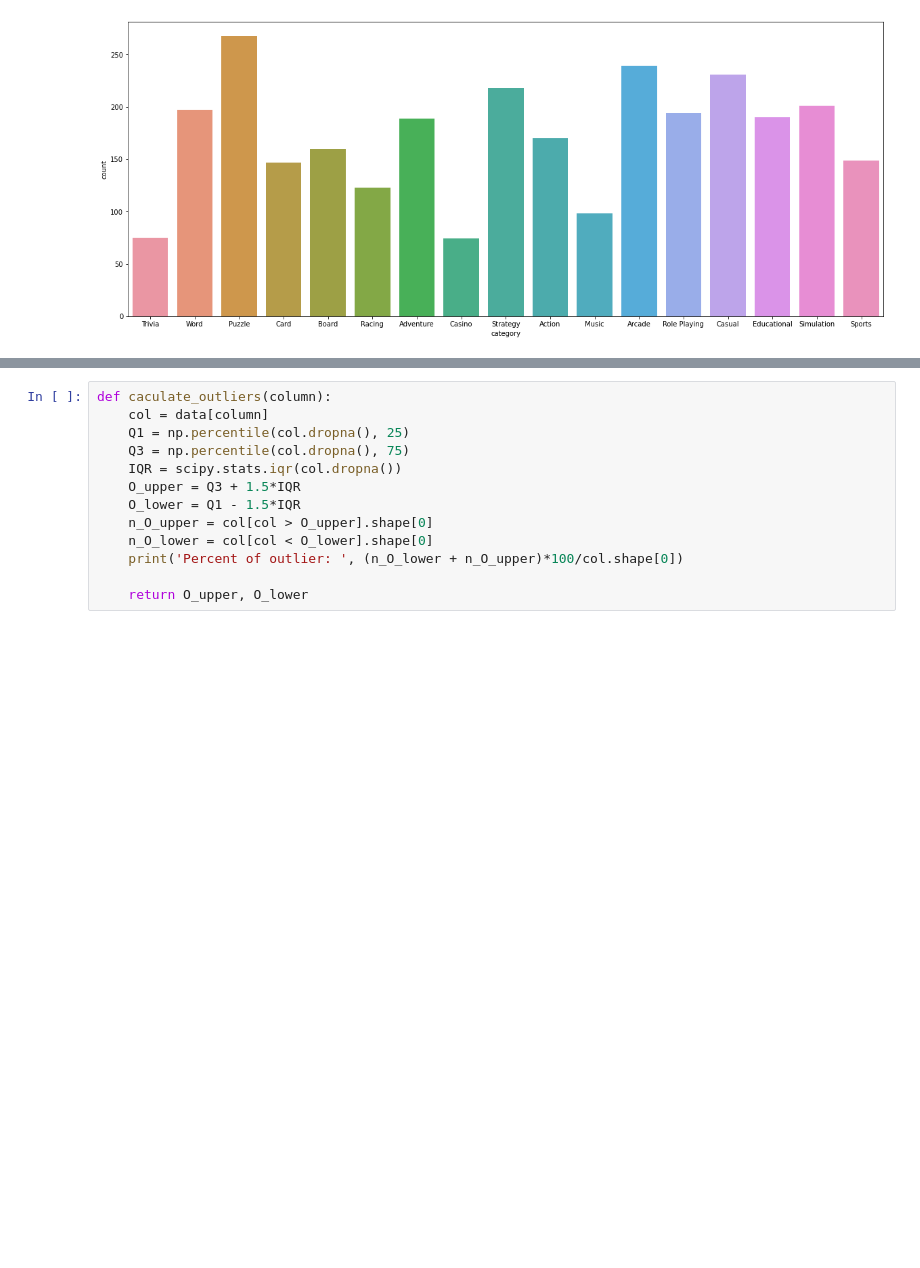
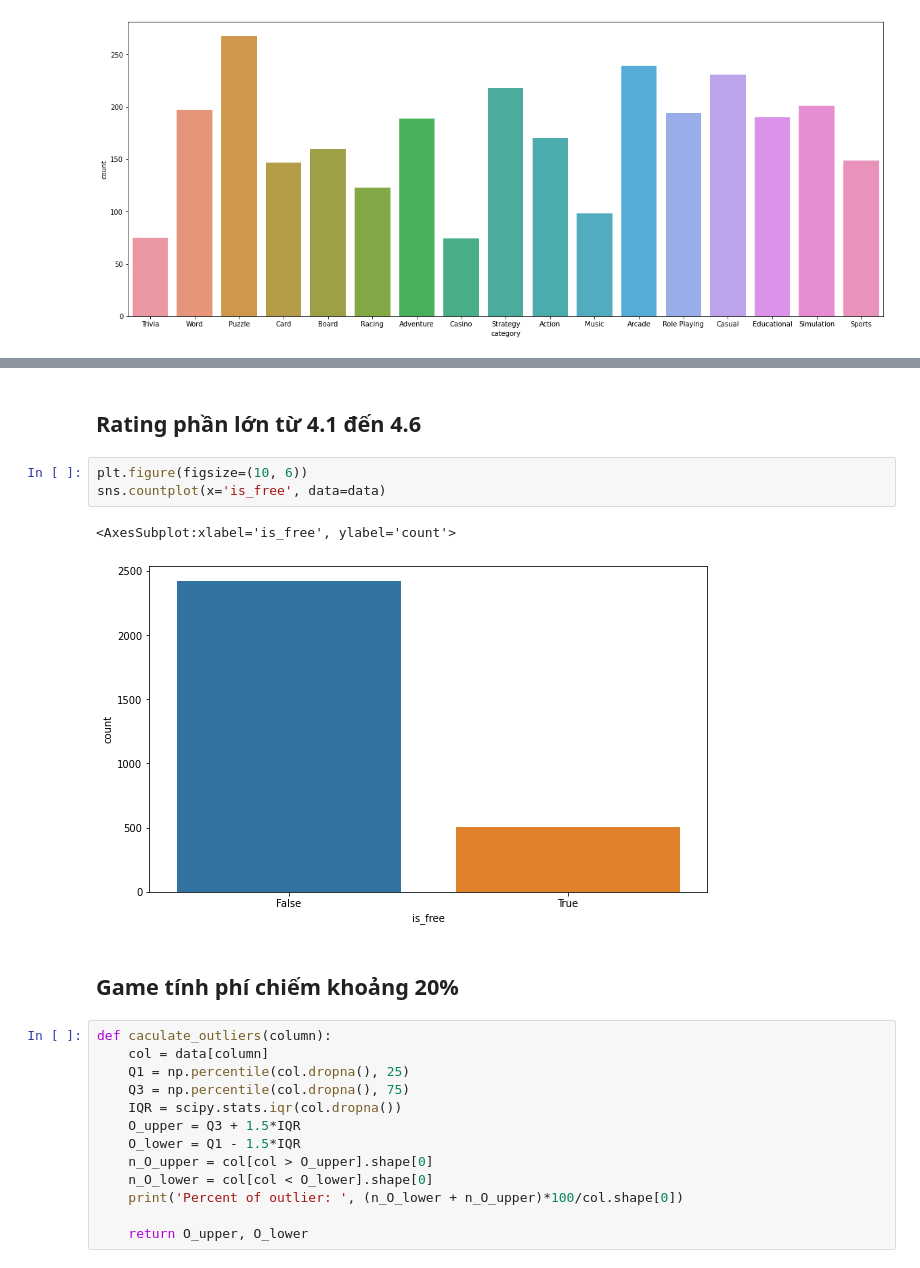
Before and after one commit to hieplk97/Recommendation-For-Games, a Jupyter notebook: jupyter_lab/Data Explorer.ipynb, the cells around one changed output, grey strips where cells are left out. Saved outputs shown, nothing was run; the diff lists cells and outputs as text; blank space fills up the shorter version.

```diff
--- a/jupyter_lab/Data Explorer.ipynb
+++ b/jupyter_lab/Data Explorer.ipynb
@@ -156,3 +170,13 @@ sns.countplot(x='avg_rating', data=data)
+# %% [markdown]
+## Rating phần lớn từ 4.1 đến 4.6
+# %%
+plt.figure(figsize=(10, 6))
+sns.countplot(x='is_free', data=data)
+# %% [output]
+<AxesSubplot:xlabel='is_free', ylabel='count'>
+[figure, added]
+# %% [markdown]
+## Game tính phí chiếm khoảng 20%
 # %%
 def caculate_outliers(column):
     col = data[column]
```
Also changed, not shown: parts of 38 cells of this notebook.
